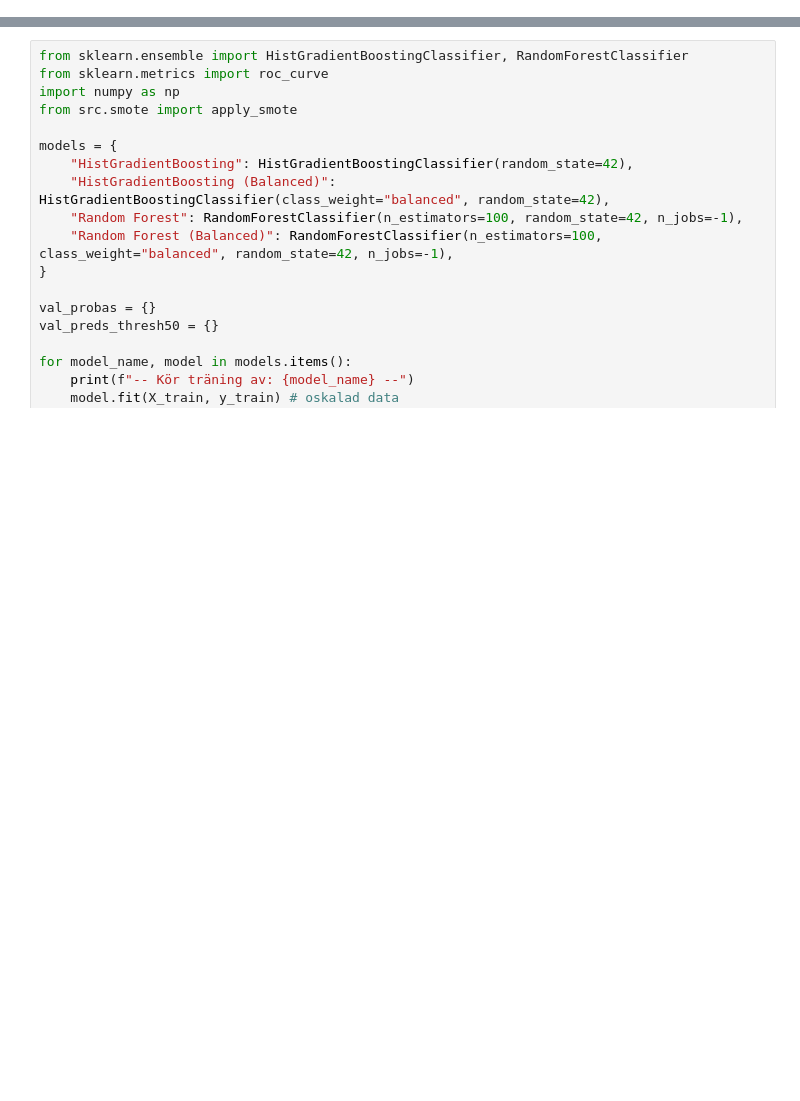
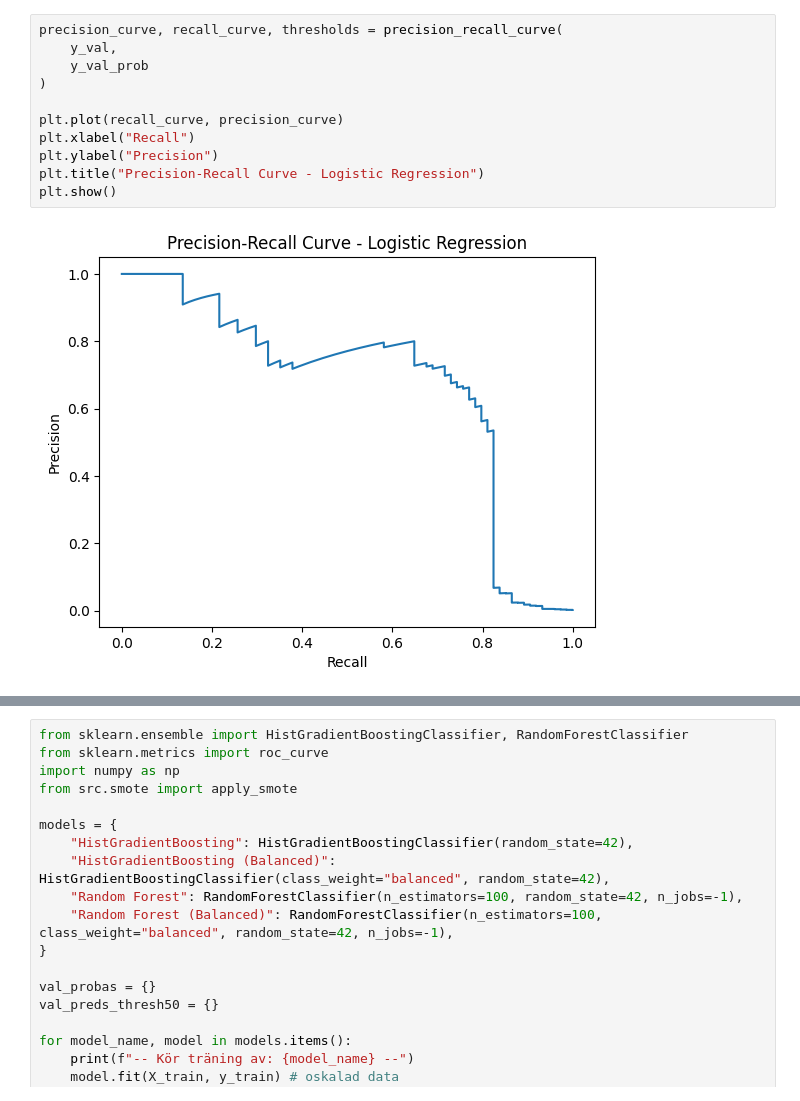
Before and after one commit to JazdanDS/CreditCardFraud-MMBHJ, a Jupyter notebook: notebooks/flermodeller.ipynb, the cells around one changed output, grey strips where cells are left out. Drawn from its saved outputs; the diff is of its cells as text; blank space fills up the shorter version.

```diff
--- a/notebooks/flermodeller.ipynb
+++ b/notebooks/flermodeller.ipynb
@@ -0,0 +133,13 @@
+# %%
+precision_curve, recall_curve, thresholds = precision_recall_curve(
+    y_val,
+    y_val_prob
+)
+
+plt.plot(recall_curve, precision_curve)
+plt.xlabel("Recall")
+plt.ylabel("Precision")
+plt.title("Precision-Recall Curve - Logistic Regression")
+plt.show()
+# %% [output]
+[figure, added]
```
Also changed, not shown: parts of 13 cells of this notebook, 1 other file.
